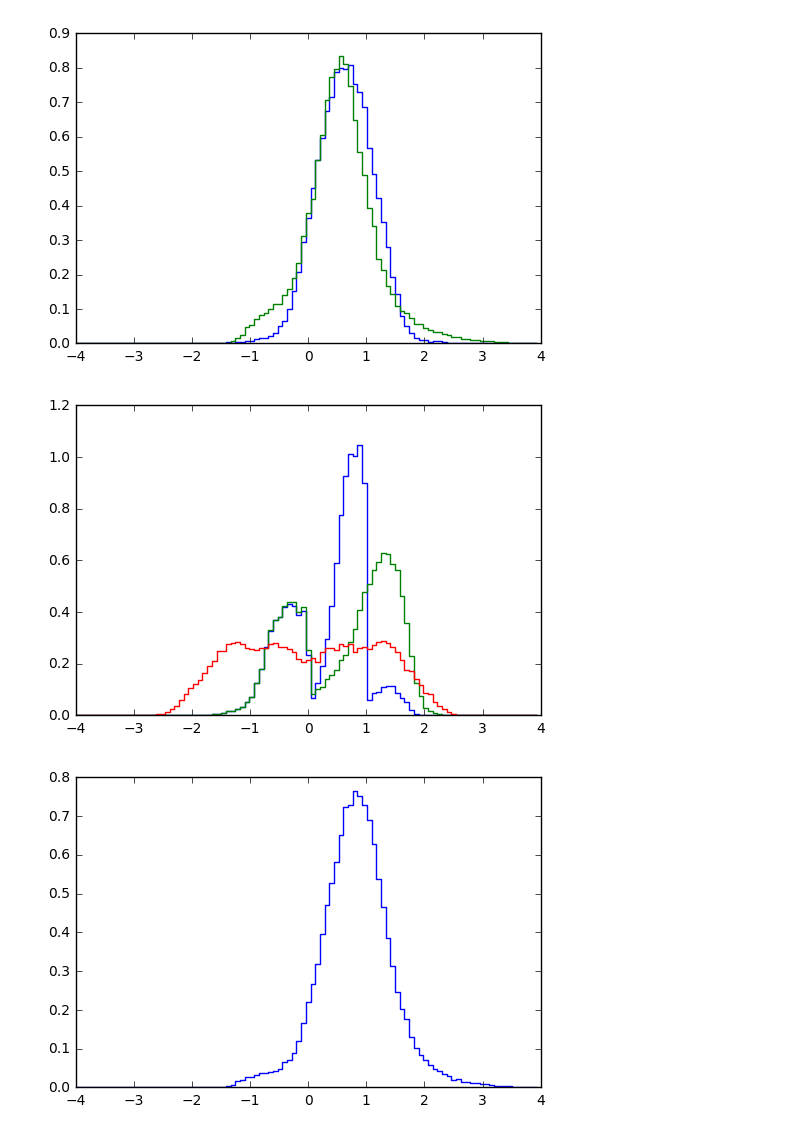
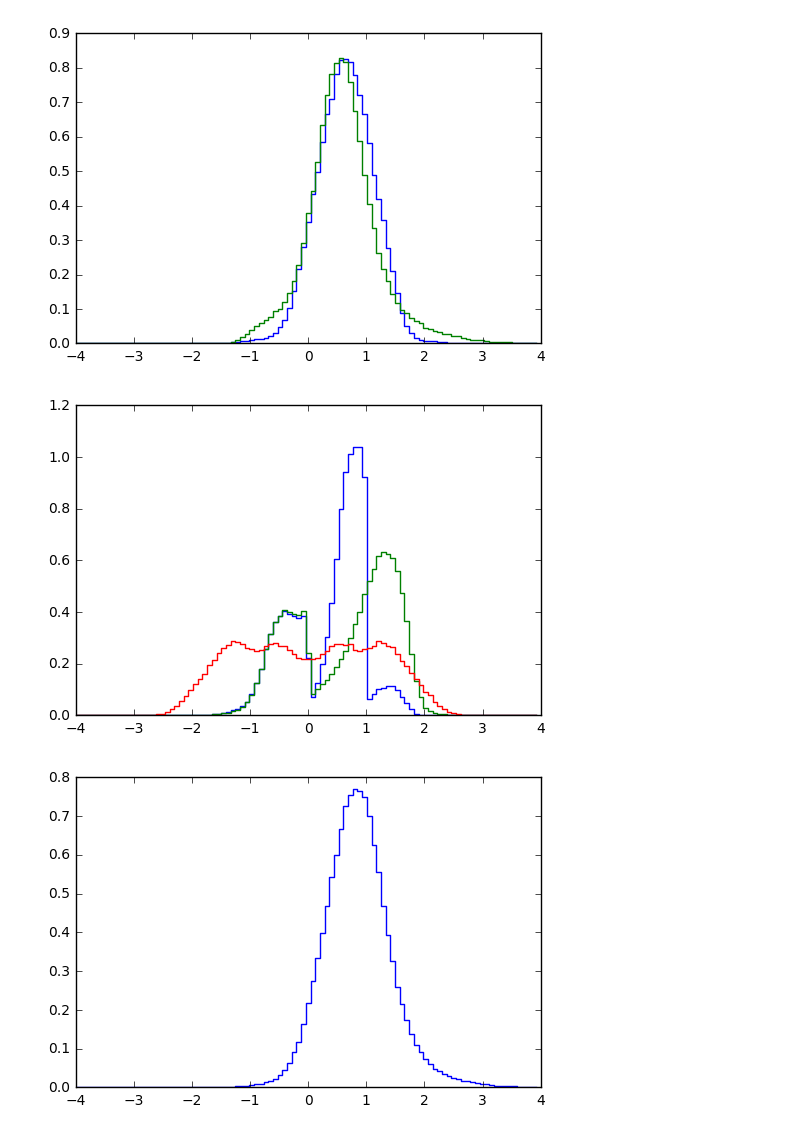
Before and after one commit to VinInn/pyTools, a Jupyter notebook: clusEllipseShape.ipynb, the cells around one changed output. Drawn from its saved outputs; the diff is of its cells as text; code cells hidden in the pictures.

```diff
--- a/clusEllipseShape.ipynb
+++ b/clusEllipseShape.ipynb
@@ -13,7 +13,8 @@ import math
 import time
 from multiprocessing import Pool
 # %%
- clus = np.genfromtxt("/Users/innocent/data/clusterShape.csv", delimiter=" ", skip_header=0, names=True)
+clus = np.genfromtxt("/Users/innocent/data/clusterShape.csv", delimiter=" ", skip_header=0, names=True)
+clus['l2'] = np.nan_to_num(clus['l2'])
 # %%
 print clus.dtype.names
 print clus.size
@@ -61,25 +66,35 @@ def hist(w) :
     sl = np.sqrt(clus['simSY']*clus['simSY']+clus['simSX']*clus['simSX'])
     ly,lx =  np.histogram(l-sl,np.linspace(-4.,4.,nbins),weights=w, density=True)
     lx.resize(len(ly))
+    l2y,l2x =  np.histogram(clus['l2'],np.linspace(0.,4.,nbins),weights=w, density=True)
+    l2x.resize(len(l2y))
+    ay,ax = np.histogram(clus['sx']*clus['sy'],np.linspace(0.,40.,nbins),weights=w, density=True)
+    ax.resize(len(ay))
 
-    return xy,y1,y2,xx,x1,x2,x3,lx,ly
+    return xy,y1,y2,xx,x1,x2,x3,lx,ly,l2x,l2y,ax,ay
 # %%
 nbins = 100
 isS2 = np.equal(clus['sx'],2)*np.greater(clus['x'],0.5)
 isl1 = np.equal(clus['layer'],1)
 notl1 = np.logical_not(isl1)
-xy,y1,y2,xx,x1,x2,x3,lx,ly = hist((clus['isBarrel'])) # *isl1)
+notS1 = np.greater(clus['s'],1)
+ok = np.less(clus['l2'],10.)
+xy,y1,y2,xx,x1,x2,x3,lx,ly,l2x,l2y,ax,ay = hist((clus['isBarrel']*notS1*ok)) # *isl1)
 # %%
 plt.step(xy,y1,where='post')
 plt.step(xy,y2,where='post')
 plt.show()
 plt.step(xx,x1,where='post')
 plt.step(xx,x2,where='post')
 plt.step(xx,x3,where='post')
 plt.show()
 plt.step(lx,ly,where='post')
 plt.show()
+plt.step(l2x,l2y,where='post')
+plt.show()
+plt.step(ax,ay,where='post')
+plt.show()
 # %% [output]
-[figure, old version]
+[figure, new version]
-[figure, old version]
+[figure, new version]
-[figure, old version]
+[figure, new version]
```
Also changed, not shown: parts of 4 cells of this notebook, 1 other file.
